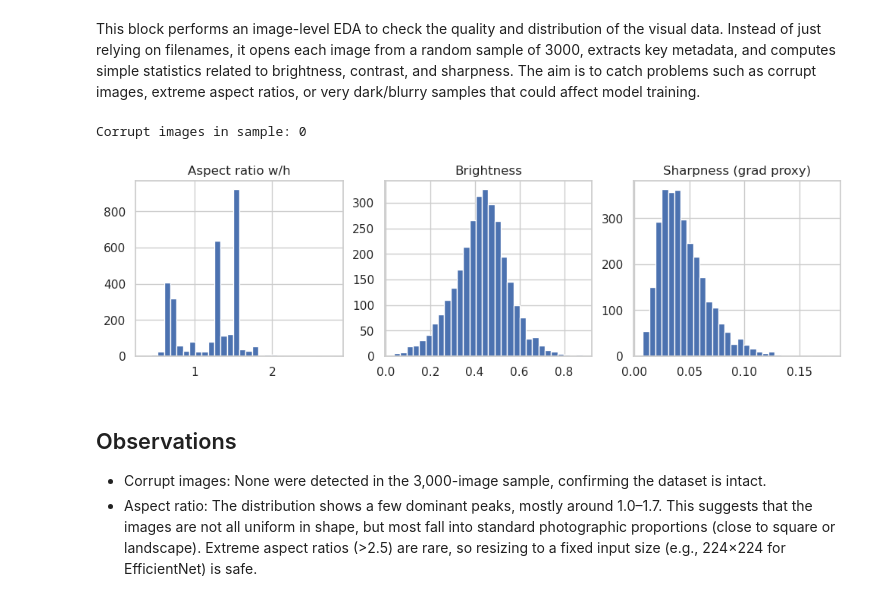
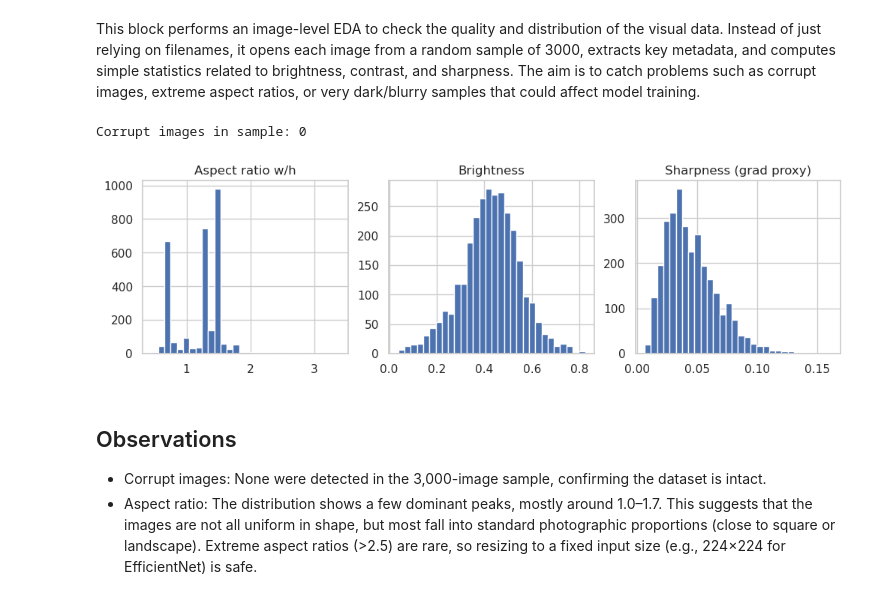
Before and after one commit to sheikhmunim/deep_learning_for_entailment_prediction-, a Jupyter notebook: assignment_2-Copy1.ipynb, the cells around one changed output. Cells and saved outputs as stored; diff of their text form; code cells hidden in the pictures.

```diff
--- a/assignment_2-Copy1.ipynb
+++ b/assignment_2-Copy1.ipynb
@@ -392,35 +562,35 @@ import numpy as np, os, pandas as pd, matplotlib.pyplot as plt
 def image_meta(path):
     try:
         with Image.open(path) as im:
             w, h = im.size
             gray = im.convert("L")
             arr  = np.asarray(gray, dtype=np.float32) / 255.0
             bright   = float(arr.mean())             # 0..1
             contrast = float(arr.std())              # 0..~0.3
             # simple sharpness proxy: mean gradient magnitude (no OpenCV needed)
             gx = np.abs(np.diff(arr, axis=1)).mean()
             gy = np.abs(np.diff(arr, axis=0)).mean()
             sharp = float((gx + gy) / 2)
             size_bytes = os.path.getsize(path)
             ext = os.path.splitext(path)[1].lower()
             return w, h, (w/h), bright, contrast, sharp, size_bytes, ext, 1
     except Exception:
         return None, None, None, None, None, None, None, None, 0  # corrupt
 
 # sample or full set
-sample_paths = df["path"].sample(min(3000, len(df)), random_state=42).tolist()
+sample_paths = df["path"].sample(min(3000, len(df_clean)), random_state=42).tolist()
 meta = [image_meta(p) for p in sample_paths]
 meta_df = pd.DataFrame(meta, columns=["w","h","aspect","brightness","contrast","sharp","bytes","ext","ok"])
 
 print("Corrupt images in sample:", (meta_df["ok"]==0).sum())
 fig, axes = plt.subplots(1,3, figsize=(12,3))
 axes[0].hist(meta_df["aspect"].dropna(), bins=30); axes[0].set_title("Aspect ratio w/h")
 axes[1].hist(meta_df["brightness"].dropna(), bins=30); axes[1].set_title("Brightness")
 axes[2].hist(meta_df["sharp"].dropna(), bins=30); axes[2].set_title("Sharpness (grad proxy)")
 plt.show()
 # %% [output]
 Corrupt images in sample: 0
-[figure, old version]
+[figure, new version]
 # %% [markdown]
 ## Observations
 - Corrupt images: None were detected in the 3,000-image sample, confirming the dataset is intact.
```
Also changed, not shown: parts of 49 cells of this notebook.
